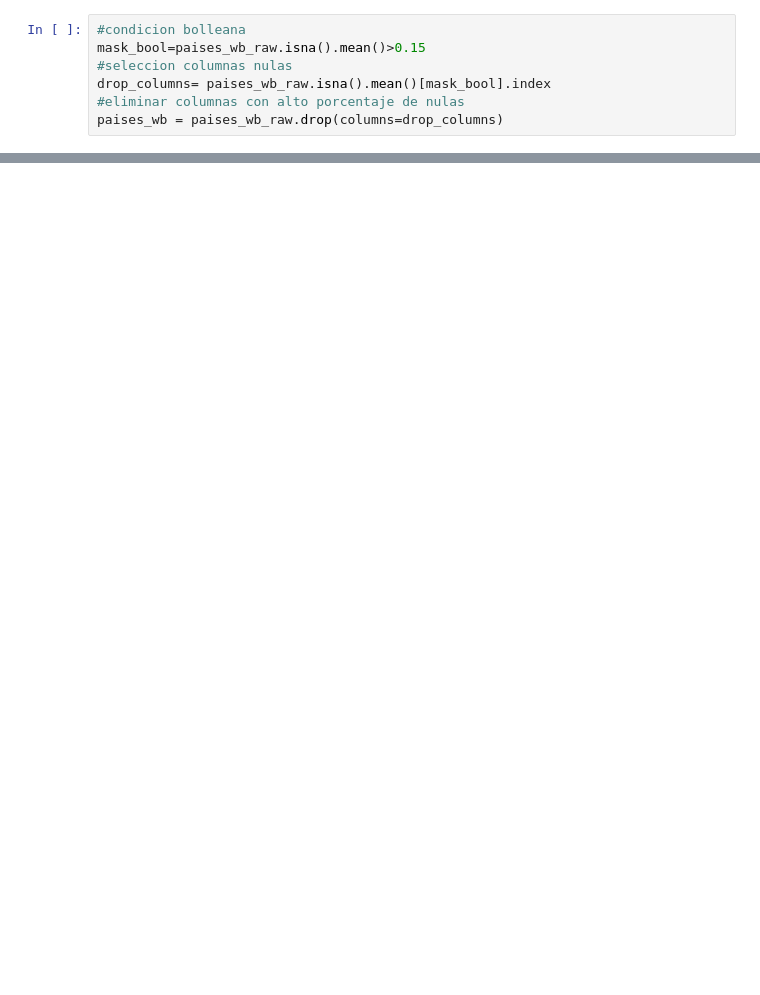
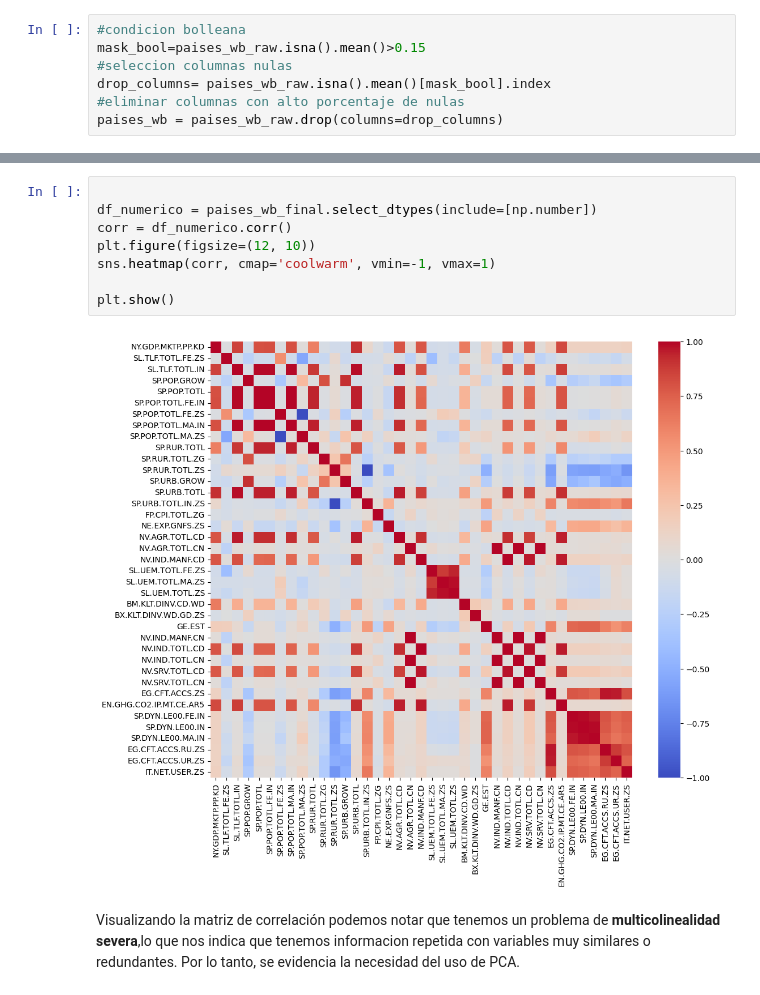
Before and after one commit to vicentegonzalez-hub/Portafolio, a Jupyter notebook: pib_wb.ipynb, the cells around one changed output, grey strips where cells are left out. Cells and saved outputs as stored; diff of their text form; blank space fills up the shorter version.

```diff
--- a/pib_wb.ipynb
+++ b/pib_wb.ipynb
@@ -201,0 +359,13 @@ Index(['SL.TLF.TOTL.FE.ZS', 'SL.TLF.TOTL.IN', 'SP.RUR.TOTL', 'SP.RUR.TOTL.ZG',
+# %%
+
+df_numerico = paises_wb_final.select_dtypes(include=[np.number])
+corr = df_numerico.corr()
+plt.figure(figsize=(12, 10))
+sns.heatmap(corr, cmap='coolwarm', vmin=-1, vmax=1)
+
+plt.show()
+# %% [output]
+[figure, added]
+# %% [markdown]
+
+Visualizando la matriz de correlación podemos notar que tenemos un problema de **multicolinealidad severa**,lo que nos indica que tenemos informacion repetida con variables muy similares o redundantes. Por lo tanto, se evidencia la necesidad del uso de PCA.
```
Also changed, not shown: parts of 43 cells of this notebook.
